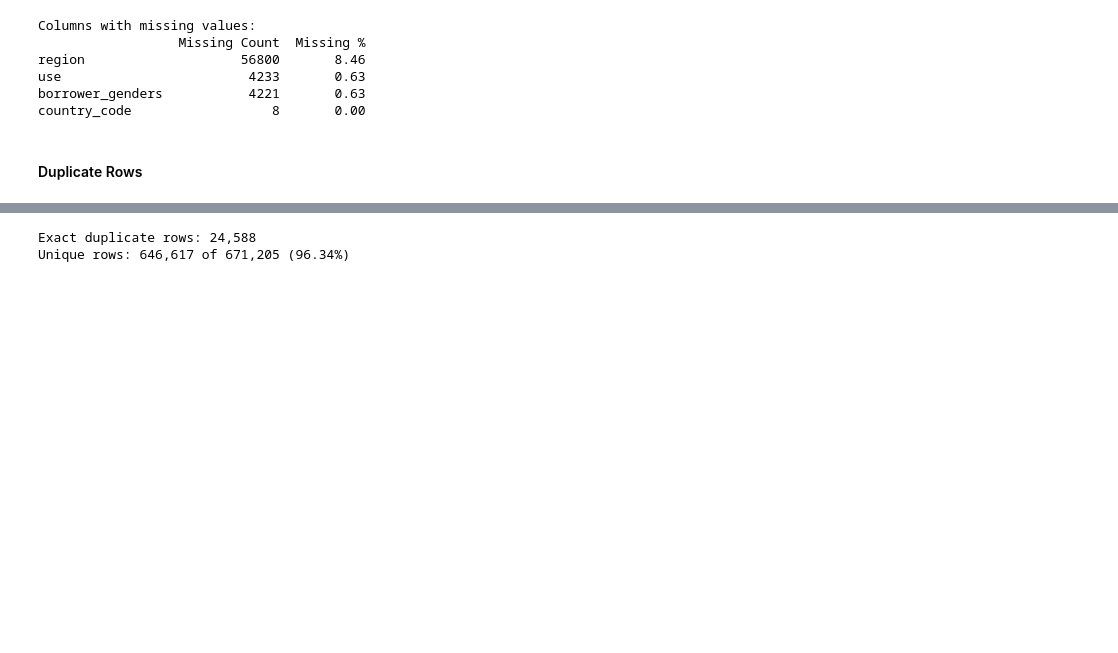
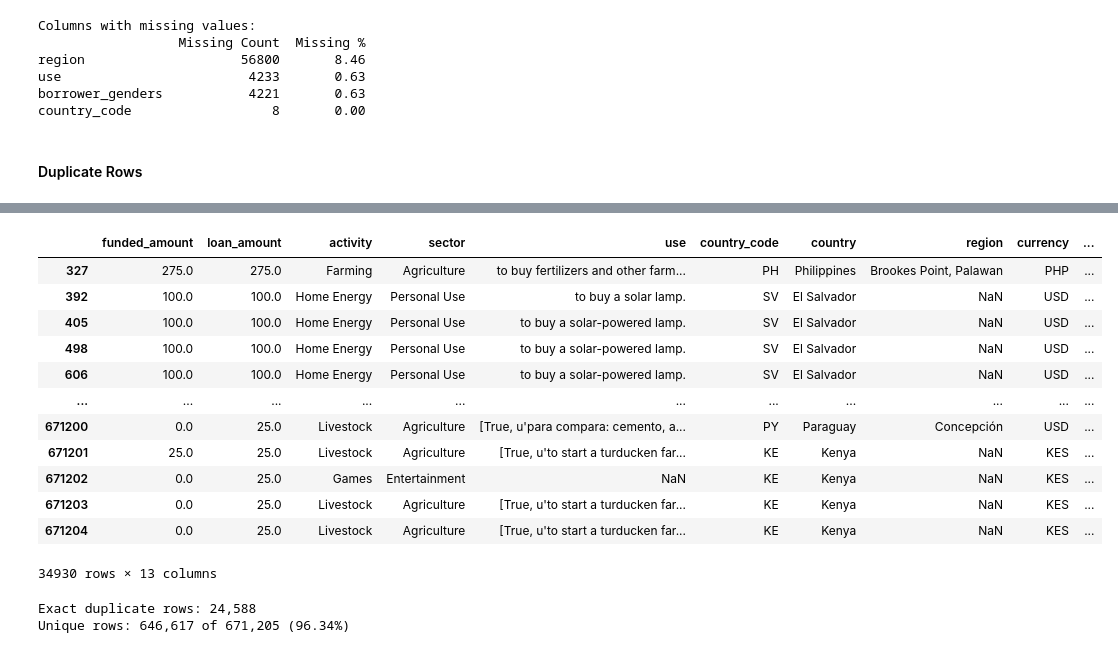
Before and after one commit to pubali512/py_projects, a Jupyter notebook: eda_story/src/kiva_dataclean.ipynb, the cells around one changed output, grey strips where cells are left out. Saved outputs shown, nothing was run; the diff lists cells and outputs as text; code cells hidden in the pictures; blank space fills up the shorter version.

Commit message:
Preliminary cleaned data

```diff
--- a/eda_story/src/kiva_dataclean.ipynb
+++ b/eda_story/src/kiva_dataclean.ipynb
@@ -128 +192,18 @@ country_code                  8       0.00
+# %%
+# Display all duplicated rows in the DataFrame
+df[df.duplicated(keep=False)]
+# %% [output]
+|  | funded_amount | loan_amount | activity | sector | use | country_code | country | region | currency | ... |
+| 327 | 275.0 | 275.0 | Farming | Agriculture | to buy fertilizers and other farm... | PH | Philippines | Brookes Point, Palawan | PHP | ... |
+| 392 | 100.0 | 100.0 | Home Energy | Personal Use | to buy a solar lamp. | SV | El Salvador | NaN | USD | ... |
+| 405 | 100.0 | 100.0 | Home Energy | Personal Use | to buy a solar-powered lamp. | SV | El Salvador | NaN | USD | ... |
+| 498 | 100.0 | 100.0 | Home Energy | Personal Use | to buy a solar-powered lamp. | SV | El Salvador | NaN | USD | ... |
+| 606 | 100.0 | 100.0 | Home Energy | Personal Use | to buy a solar-powered lamp. | SV | El Salvador | NaN | USD | ... |
+| ... | ... | ... | ... | ... | ... | ... | ... | ... | ... | ... |
+| 671200 | 0.0 | 25.0 | Livestock | Agriculture | [True, u'para compara: cemento, a... | PY | Paraguay | Concepción | USD | ... |
+| 671201 | 25.0 | 25.0 | Livestock | Agriculture | [True, u'to start a turducken far... | KE | Kenya | NaN | KES | ... |
+| 671202 | 0.0 | 25.0 | Games | Entertainment | NaN | KE | Kenya | NaN | KES | ... |
+| 671203 | 0.0 | 25.0 | Livestock | Agriculture | [True, u'to start a turducken far... | KE | Kenya | NaN | KES | ... |
+| 671204 | 0.0 | 25.0 | Livestock | Agriculture | [True, u'to start a turducken far... | KE | Kenya | NaN | KES | ... |
+34930 rows × 13 columns
 # %%
```
Also changed, not shown: parts of 19 cells of this notebook.
